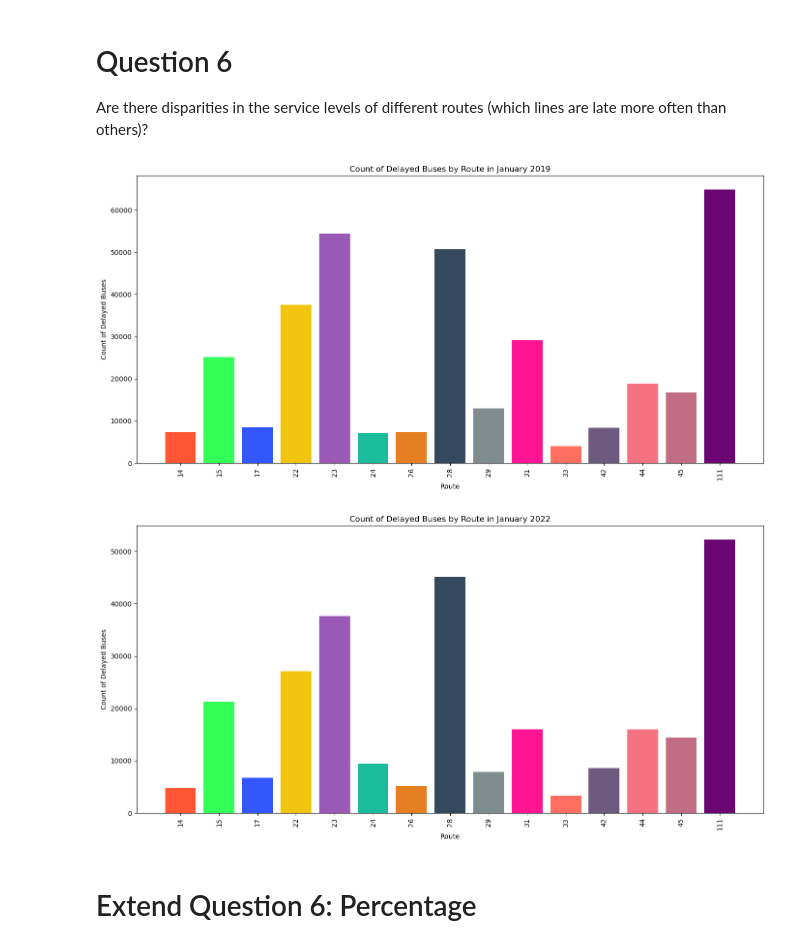
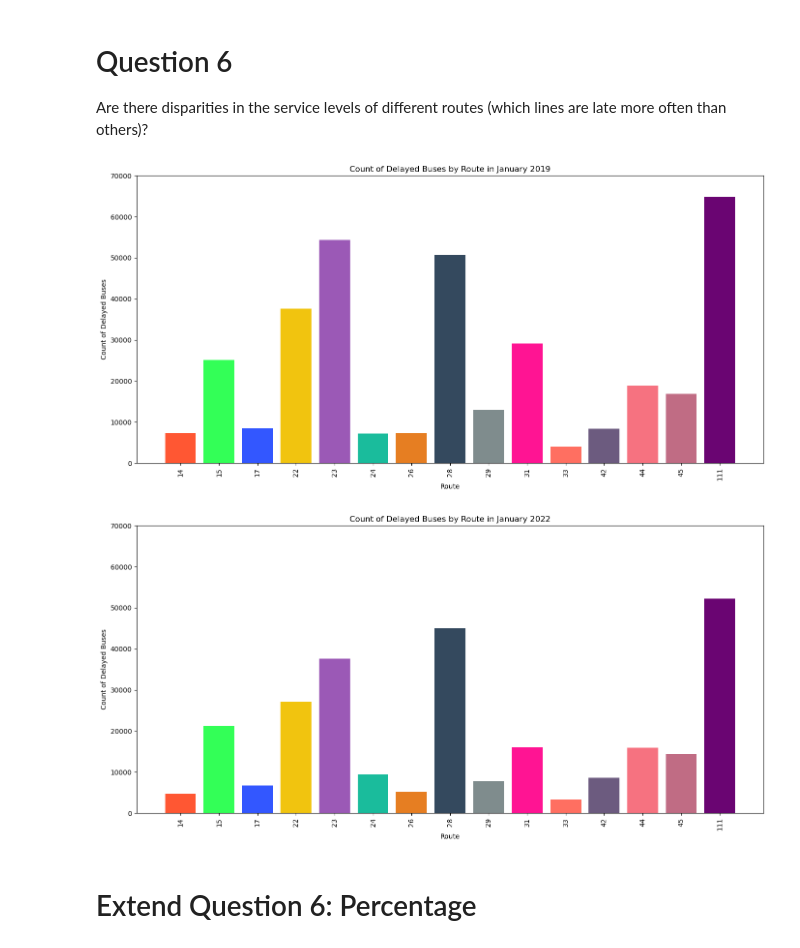
Before and after one commit to BU-Spark/ds-wgbh-bus-equity, a Jupyter notebook: notebooks/Preliminary Analysis on Base Questions 1.2.ipynb, the cells around one changed output. Cells and saved outputs as stored; diff of their text form; code cells hidden in the pictures.

```diff
--- a/notebooks/Preliminary Analysis on Base Questions 1.2.ipynb
+++ b/notebooks/Preliminary Analysis on Base Questions 1.2.ipynb
@@ -421,34 +428,36 @@ delayed_buses_count = delayed_buses_count.sort_values(by='delayed_count', ascend
 # %%
 # Question 6: Count of delayed buses by route, separated by year
 
 # Count of delayed buses by route for 2019
 plt.figure(figsize=(14, 7))
 delayed_buses_count_2019 = df[(df['year'] == 2019) & (~df['on_time'])].groupby(['route_id']).size().reset_index(name='delayed_count')
 plt.bar(delayed_buses_count_2019['route_id'].astype(str),
         delayed_buses_count_2019['delayed_count'],
         color=colors[:len(delayed_buses_count_2019)])  # Adjust colors based on number of routes
 plt.xlabel('Route')
 plt.ylabel('Count of Delayed Buses')
 plt.title('Count of Delayed Buses by Route in January 2019')
 plt.xticks(rotation=90)
+plt.ylim(0,70000)
 plt.tight_layout()
 plt.show()
 
 # Count of delayed buses by route for 2022
 plt.figure(figsize=(14, 7))
 delayed_buses_count_2022 = df[(df['year'] == 2022) & (~df['on_time'])].groupby(['route_id']).size().reset_index(name='delayed_count')
 plt.bar(delayed_buses_count_2022['route_id'].astype(str),
         delayed_buses_count_2022['delayed_count'],
         color=colors[:len(delayed_buses_count_2022)])  # Adjust colors based on number of routes
 plt.xlabel('Route')
 plt.ylabel('Count of Delayed Buses')
 plt.title('Count of Delayed Buses by Route in January 2022')
 plt.xticks(rotation=90)
+plt.ylim(0,70000)
 plt.tight_layout()
 plt.show()
 # %% [output]
-[figure, old version]
+[figure, new version]
-[figure, old version]
+[figure, new version]
 # %% [markdown]
 # Extend Question 6: Percentage
 # %%
```
Also changed, not shown: parts of 9 cells of this notebook.
